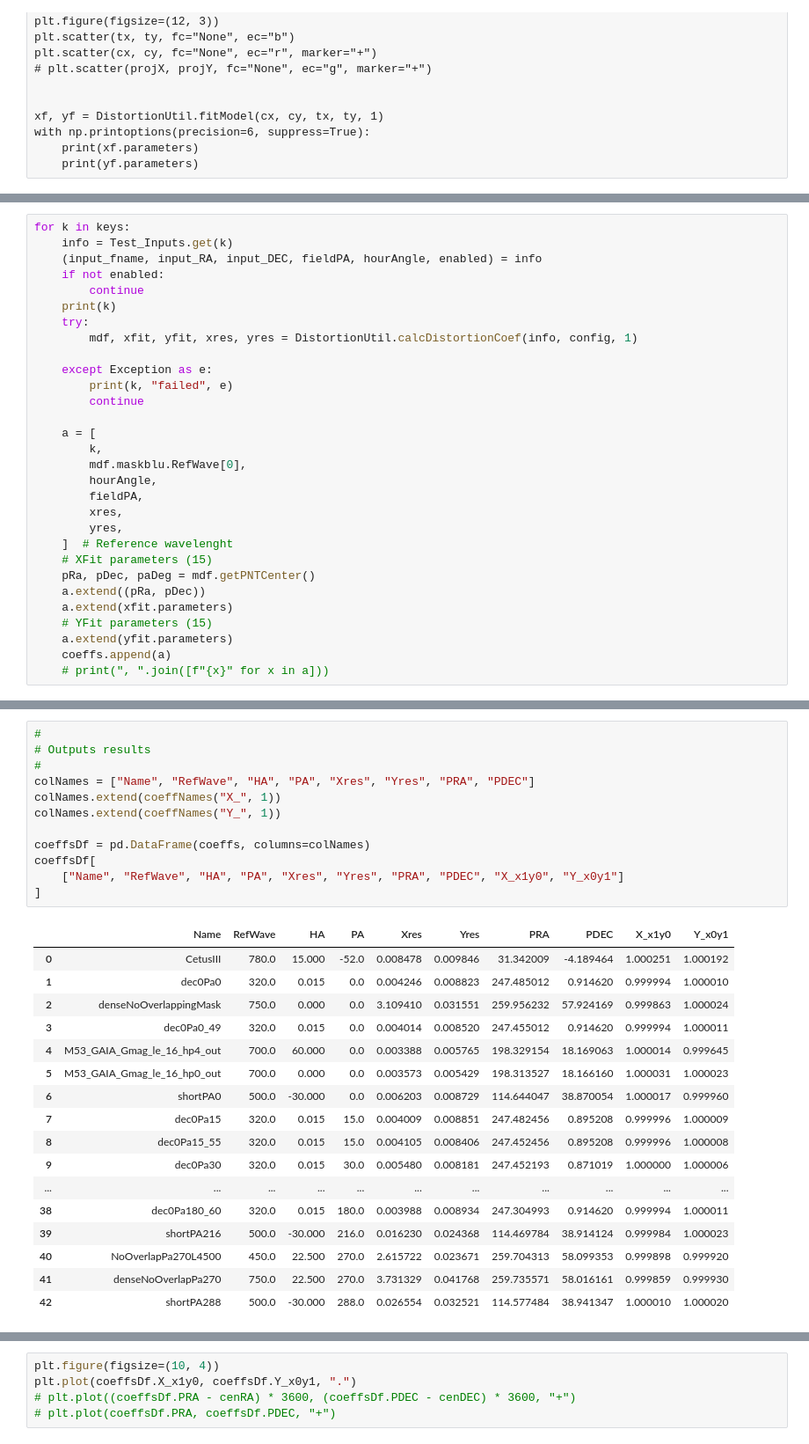
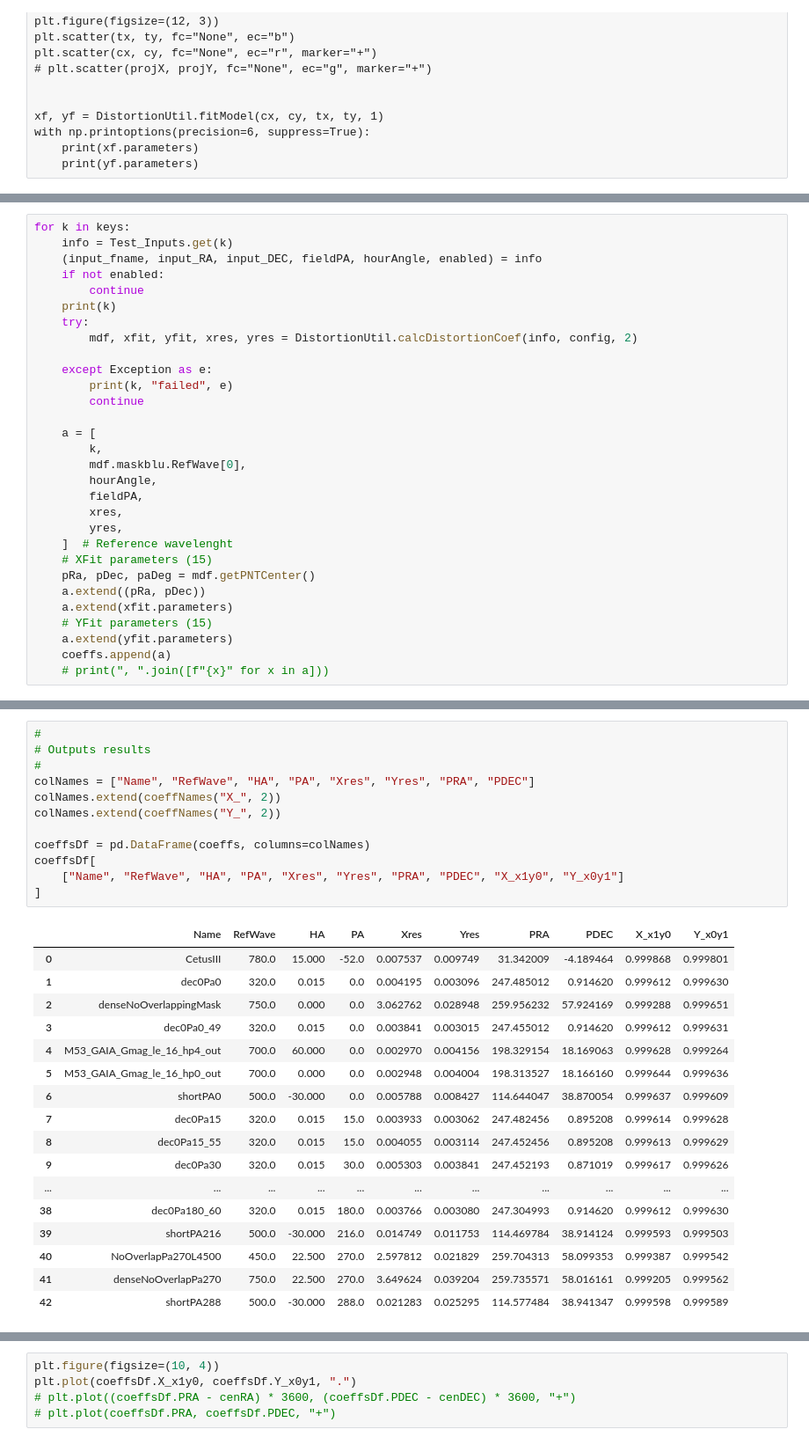
Before and after one commit to KeckObservatory/SlitmaskDesignTool, a Jupyter notebook: Notebooks/DistorsionFit.ipynb, the cells around one changed output, grey strips where cells are left out. Shown at 88% size. Drawn from its saved outputs; the diff is of its cells as text.

```diff
--- a/Notebooks/DistorsionFit.ipynb
+++ b/Notebooks/DistorsionFit.ipynb
@@ -147,7 +147,7 @@ for k in keys:
         continue
     print(k)
     try:
-        mdf, xfit, yfit, xres, yres = DistortionUtil.calcDistortionCoef(info, config, 1)
+        mdf, xfit, yfit, xres, yres = DistortionUtil.calcDistortionCoef(info, config, 2)
 
     except Exception as e:
         print(k, "failed", e)
@@ -191,33 +191,33 @@ shortPA288
 # %%
 #
 # Outputs results
 #
 colNames = ["Name", "RefWave", "HA", "PA", "Xres", "Yres", "PRA", "PDEC"]
-colNames.extend(coeffNames("X_", 1))
-colNames.extend(coeffNames("Y_", 1))
+colNames.extend(coeffNames("X_", 2))
+colNames.extend(coeffNames("Y_", 2))
 
 coeffsDf = pd.DataFrame(coeffs, columns=colNames)
 coeffsDf[
     ["Name", "RefWave", "HA", "PA", "Xres", "Yres", "PRA", "PDEC", "X_x1y0", "Y_x0y1"]
 ]
 # %% [output]
 |  | Name | RefWave | HA | PA | Xres | Yres | PRA | PDEC | X_x1y0 | Y_x0y1 |
-| 0 | CetusIII | 780.0 | 15.000 | -52.0 | 0.008478 | 0.009846 | 31.342009 | -4.189464 | 1.000251 | 1.000192 |
-| 1 | dec0Pa0 | 320.0 | 0.015 | 0.0 | 0.004246 | 0.008823 | 247.485012 | 0.914620 | 0.999994 | 1.000010 |
-| 2 | denseNoOverlappingMask | 750.0 | 0.000 | 0.0 | 3.109410 | 0.031551 | 259.956232 | 57.924169 | 0.999863 | 1.000024 |
-| 3 | dec0Pa0_49 | 320.0 | 0.015 | 0.0 | 0.004014 | 0.008520 | 247.455012 | 0.914620 | 0.999994 | 1.000011 |
-| 4 | M53_GAIA_Gmag_le_16_hp4_out | 700.0 | 60.000 | 0.0 | 0.003388 | 0.005765 | 198.329154 | 18.169063 | 1.000014 | 0.999645 |
-| 5 | M53_GAIA_Gmag_le_16_hp0_out | 700.0 | 0.000 | 0.0 | 0.003573 | 0.005429 | 198.313527 | 18.166160 | 1.000031 | 1.000023 |
-| 6 | shortPA0 | 500.0 | -30.000 | 0.0 | 0.006203 | 0.008729 | 114.644047 | 38.870054 | 1.000017 | 0.999960 |
-| 7 | dec0Pa15 | 320.0 | 0.015 | 15.0 | 0.004009 | 0.008851 | 247.482456 | 0.895208 | 0.999996 | 1.000009 |
-| 8 | dec0Pa15_55 | 320.0 | 0.015 | 15.0 | 0.004105 | 0.008406 | 247.452456 | 0.895208 | 0.999996 | 1.000008 |
-| 9 | dec0Pa30 | 320.0 | 0.015 | 30.0 | 0.005480 | 0.008181 | 247.452193 | 0.871019 | 1.000000 | 1.000006 |
+| 0 | CetusIII | 780.0 | 15.000 | -52.0 | 0.007537 | 0.009749 | 31.342009 | -4.189464 | 0.999868 | 0.999801 |
+| 1 | dec0Pa0 | 320.0 | 0.015 | 0.0 | 0.004195 | 0.003096 | 247.485012 | 0.914620 | 0.999612 | 0.999630 |
+| 2 | denseNoOverlappingMask | 750.0 | 0.000 | 0.0 | 3.062762 | 0.028948 | 259.956232 | 57.924169 | 0.999288 | 0.999651 |
+| 3 | dec0Pa0_49 | 320.0 | 0.015 | 0.0 | 0.003841 | 0.003015 | 247.455012 | 0.914620 | 0.999612 | 0.999631 |
+| 4 | M53_GAIA_Gmag_le_16_hp4_out | 700.0 | 60.000 | 0.0 | 0.002970 | 0.004156 | 198.329154 | 18.169063 | 0.999628 | 0.999264 |
+| 5 | M53_GAIA_Gmag_le_16_hp0_out | 700.0 | 0.000 | 0.0 | 0.002948 | 0.004004 | 198.313527 | 18.166160 | 0.999644 | 0.999636 |
+| 6 | shortPA0 | 500.0 | -30.000 | 0.0 | 0.005788 | 0.008427 | 114.644047 | 38.870054 | 0.999637 | 0.999609 |
+| 7 | dec0Pa15 | 320.0 | 0.015 | 15.0 | 0.003933 | 0.003062 | 247.482456 | 0.895208 | 0.999614 | 0.999628 |
+| 8 | dec0Pa15_55 | 320.0 | 0.015 | 15.0 | 0.004055 | 0.003114 | 247.452456 | 0.895208 | 0.999613 | 0.999629 |
+| 9 | dec0Pa30 | 320.0 | 0.015 | 30.0 | 0.005303 | 0.003841 | 247.452193 | 0.871019 | 0.999617 | 0.999626 |
 | ... | ... | ... | ... | ... | ... | ... | ... | ... | ... | ... |
-| 38 | dec0Pa180_60 | 320.0 | 0.015 | 180.0 | 0.003988 | 0.008934 | 247.304993 | 0.914620 | 0.999994 | 1.000011 |
-| 39 | shortPA216 | 500.0 | -30.000 | 216.0 | 0.016230 | 0.024368 | 114.469784 | 38.914124 | 0.999984 | 1.000023 |
-| 40 | NoOverlapPa270L4500 | 450.0 | 22.500 | 270.0 | 2.615722 | 0.023671 | 259.704313 | 58.099353 | 0.999898 | 0.999920 |
-| 41 | denseNoOverlapPa270 | 750.0 | 22.500 | 270.0 | 3.731329 | 0.041768 | 259.735571 | 58.016161 | 0.999859 | 0.999930 |
-| 42 | shortPA288 | 500.0 | -30.000 | 288.0 | 0.026554 | 0.032521 | 114.577484 | 38.941347 | 1.000010 | 1.000020 |
+| 38 | dec0Pa180_60 | 320.0 | 0.015 | 180.0 | 0.003766 | 0.003080 | 247.304993 | 0.914620 | 0.999612 | 0.999630 |
+| 39 | shortPA216 | 500.0 | -30.000 | 216.0 | 0.014749 | 0.011753 | 114.469784 | 38.914124 | 0.999593 | 0.999503 |
+| 40 | NoOverlapPa270L4500 | 450.0 | 22.500 | 270.0 | 2.597812 | 0.021829 | 259.704313 | 58.099353 | 0.999387 | 0.999542 |
+| 41 | denseNoOverlapPa270 | 750.0 | 22.500 | 270.0 | 3.649624 | 0.039204 | 259.735571 | 58.016161 | 0.999205 | 0.999562 |
+| 42 | shortPA288 | 500.0 | -30.000 | 288.0 | 0.021283 | 0.025295 | 114.577484 | 38.941347 | 0.999598 | 0.999589 |
 [interactive output not drawn]
 # %%
 plt.figure(figsize=(10, 4))
```
Also changed, not shown: parts of 3 cells of this notebook, 7 other files.
